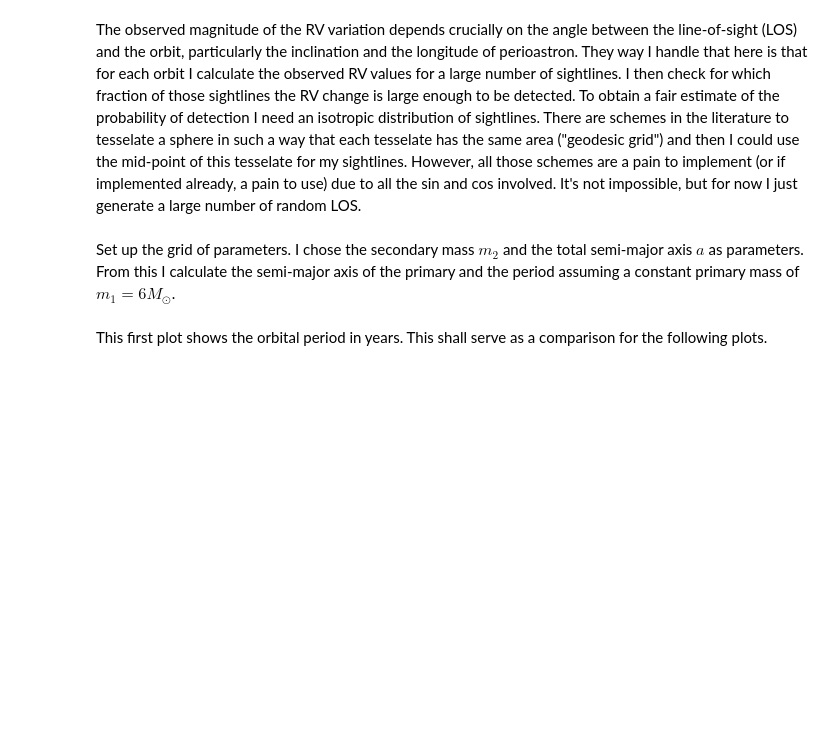
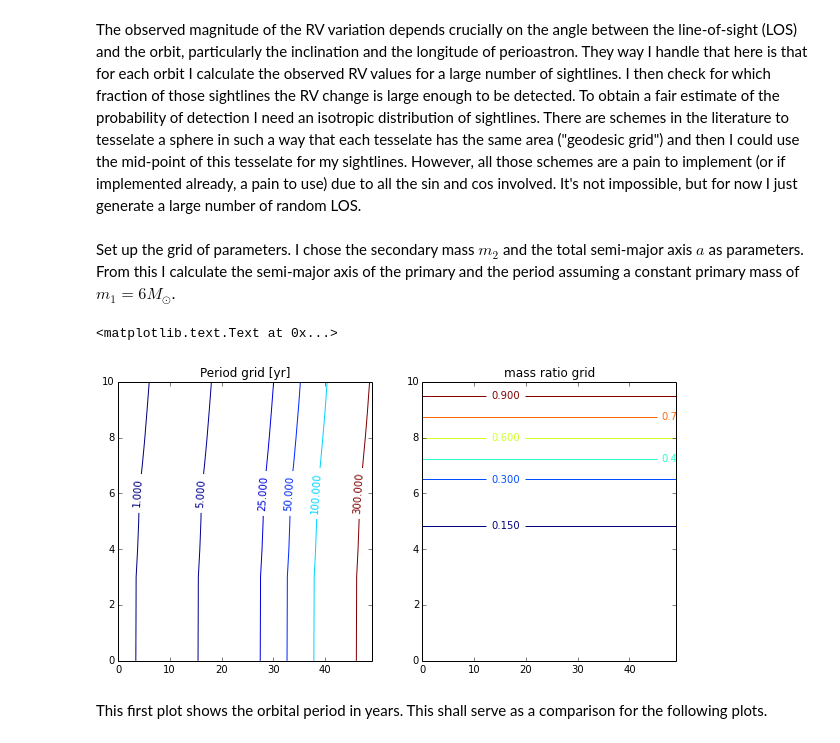
Before and after one commit to hamogu/Cepheids, a Jupyter notebook: BinaryDetection.ipynb, the cells around one changed output. Saved outputs shown, nothing was run; the diff lists cells and outputs as text; code cells hidden in the pictures; blank space fills up the shorter version.

Commit message:
Add publication figure and text

```diff
--- a/BinaryDetection.ipynb
+++ b/BinaryDetection.ipynb
@@ -168,16 +170,31 @@ Set up the grid of parameters. I chose the secondary mass $m_2$ and the total se
 times = np.arange(0.,10.,1.)
 
 # Grid for semi-major axis between the two stars (in AU)
-a = np.array([0.1,0.5,1,5,20,30,50,100])
+#a = np.array([0.1,0.5,1,5,20,30,50,100])
+a = np.logspace(0.1,2)
 # Masses (in M_sun)
 m1 = 5   # primary
-m2 = np.array([0.1,0.5, 0.8,1,2,3,4,5])  # secondary
+m2 = np.array([0.02, 0.05, 0.08, 0.1,0.5, 0.8,1,2,3,4,5])  # secondary
 M = m1 + m2  # total mass of system
 agrid, m2grid = np.meshgrid(a, m2)
 # semi-major axis of primary
 a1grid = agrid * m2grid / (m1 + m2grid)
 # Period
 Pgrid = (m1+m2grid) * np.sqrt(a1grid**3 / m2grid**3)
+# %%
+fig = plt.figure(figsize=(10,5))
+ax1 = fig.add_subplot(121)
+ax2 = fig.add_subplot(122)
+
+cs = ax1.contour(Pgrid, [0.1,0.2,1,5,25,50,100,300])
+ax1.clabel(cs)
+ax1.set_title('Period grid [yr]')
+cs = ax2.contour(m2grid/m1)
+ax2.clabel(cs)
+ax2.set_title('mass ratio grid')
+# %% [output]
+<matplotlib.text.Text at 0x...>
+[figure, added]
 # %% [markdown]
 This first plot shows the orbital period in years. This shall serve as a comparison for the following plots.
 # %%
```
Also changed, not shown: parts of 21 cells of this notebook.
